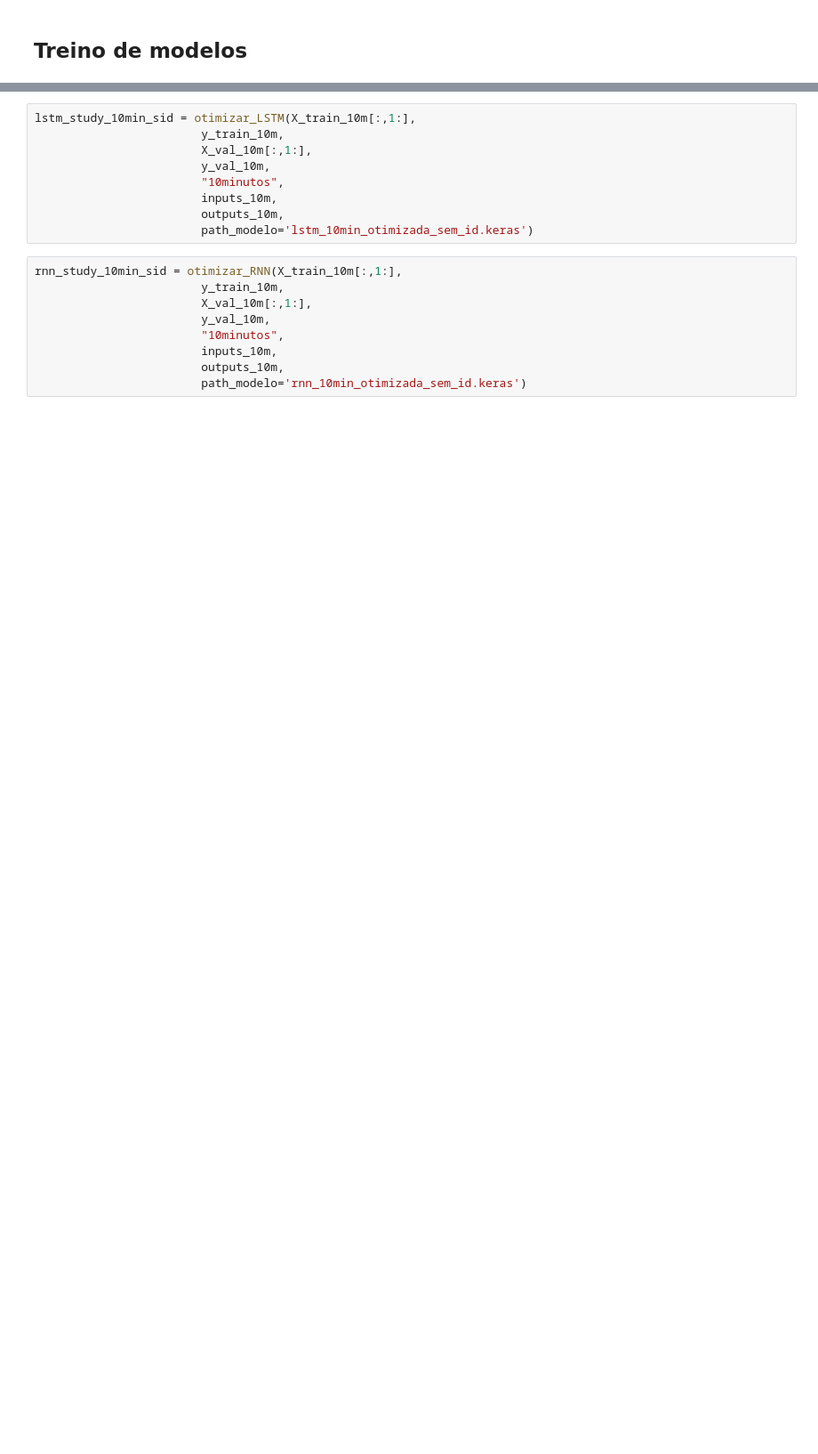
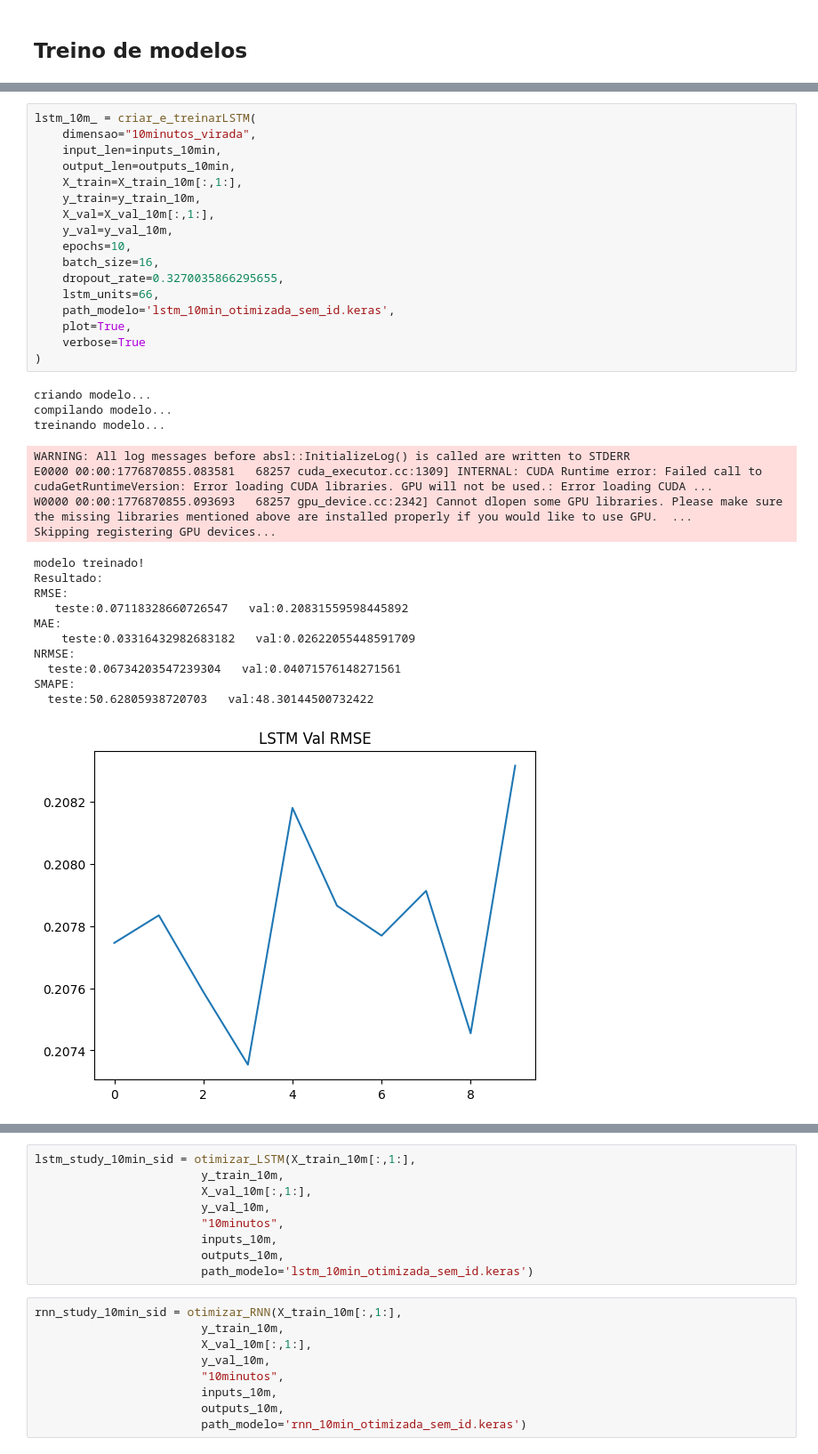
Before and after one commit to LarcesUece/GRANULARITY-PREDICTION, a Jupyter notebook: src/notebooks/treinamento de modelos.ipynb, the cells around one changed output, grey strips where cells are left out. Shown at 89% size. Saved outputs shown, nothing was run; the diff lists cells and outputs as text; blank space fills up the shorter version.

```diff
--- a/src/notebooks/treinamento de modelos.ipynb
+++ b/src/notebooks/treinamento de modelos.ipynb
@@ -833,0 +190,36 @@ def otimizar_MLP(X_train,
+# %%
+lstm_10m_ = criar_e_treinarLSTM(
+    dimensao="10minutos_virada",
+    input_len=inputs_10min,
+    output_len=outputs_10min,
+    X_train=X_train_10m[:,1:],
+    y_train=y_train_10m,
+    X_val=X_val_10m[:,1:],
+    y_val=y_val_10m,
+    epochs=10,
+    batch_size=16,
+    dropout_rate=0.3270035866295655,
+    lstm_units=66,
+    path_modelo='lstm_10min_otimizada_sem_id.keras',
+    plot=True,
+    verbose=True
+)
+# %% [output]
+criando modelo...
+compilando modelo...
+treinando modelo...
+WARNING: All log messages before absl::InitializeLog() is called are written to STDERR
+E0000 00:00:1776870855.083581   68257 cuda_executor.cc:1309] INTERNAL: CUDA Runtime error: Failed call to cudaGetRuntimeVersion: Error loading CUDA libraries. GPU will not be used.: Error loading CUDA ...
+W0000 00:00:1776870855.093693   68257 gpu_device.cc:2342] Cannot dlopen some GPU libraries. Please make sure the missing libraries mentioned above are installed properly if you would like to use GPU.  ...
+Skipping registering GPU devices...
+modelo treinado!
+Resultado:
+RMSE:
+   teste:0.07118328660726547   val:0.20831559598445892
+MAE:
+    teste:0.03316432982683182   val:0.02622055448591709
+NRMSE:
+  teste:0.06734203547239304   val:0.04071576148271561
+SMAPE:
+  teste:50.62805938720703   val:48.30144500732422
+[figure, added]
```
Also changed, not shown: parts of 15 cells of this notebook, 8 other files.
